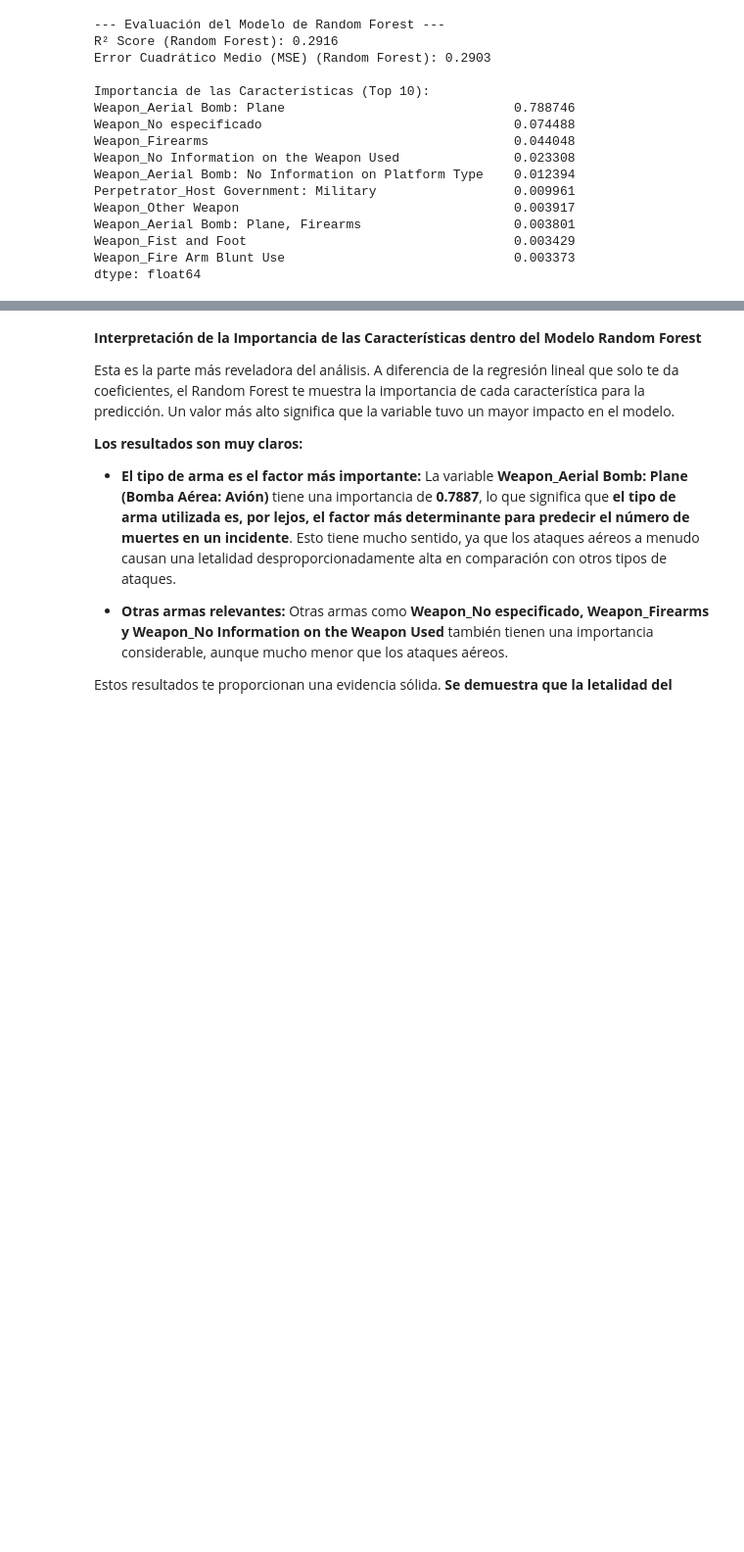
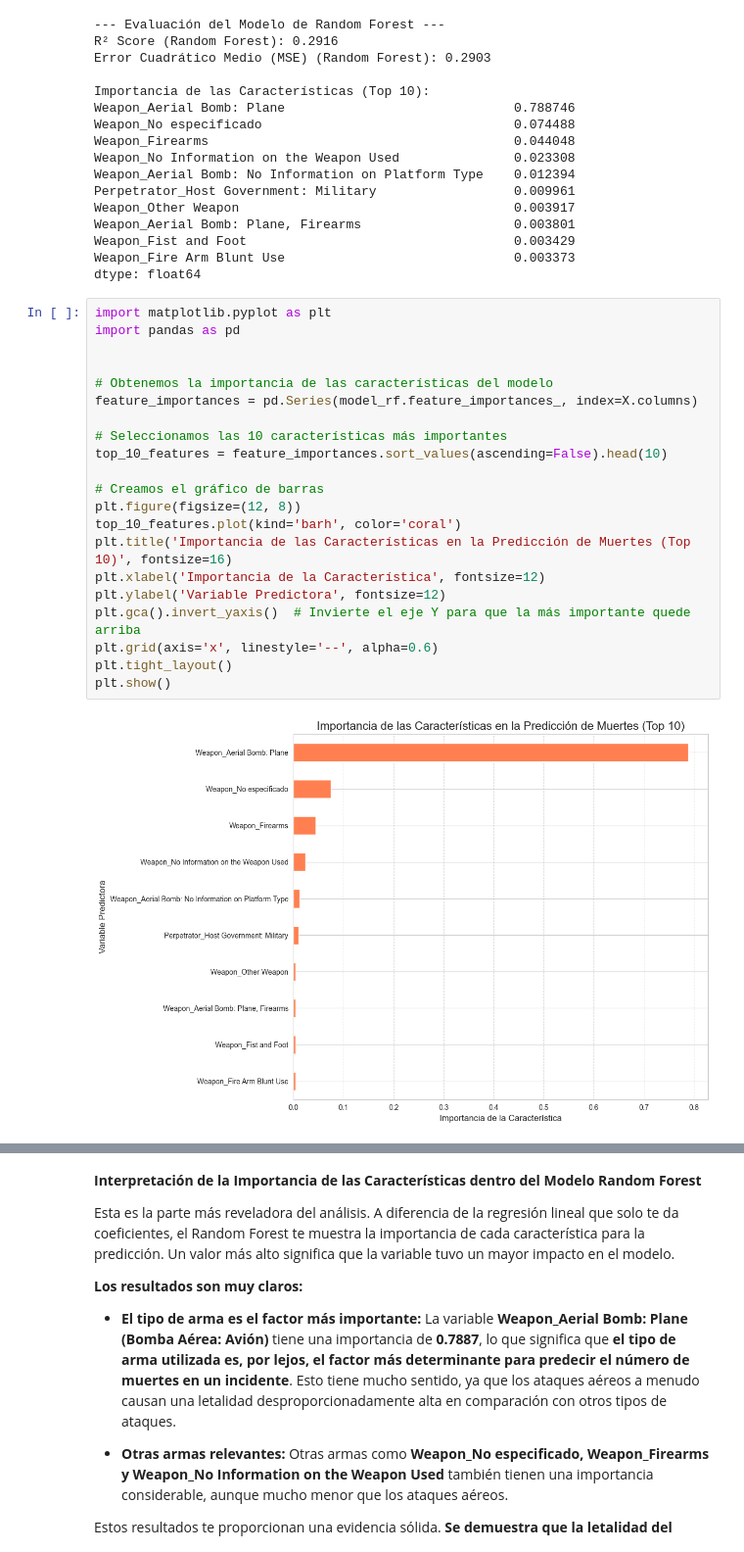
Before and after one commit to HugoAguilarReyna/Humanitarian-Data-Exchange-HDX-2025, a Jupyter notebook: mexvidama04actgr.ipynb, the cells around one changed output, grey strips where cells are left out. Shown: that part at 98% size. Cells and saved outputs as stored; diff of their text form; blank space fills up the shorter version.

```diff
--- a/mexvidama04actgr.ipynb
+++ b/mexvidama04actgr.ipynb
@@ -561,3 +647,26 @@ Weapon_Aerial Bomb: Plane, Firearms                    0.003801
 Weapon_Fist and Foot                                   0.003429
 Weapon_Fire Arm Blunt Use                              0.003373
 dtype: float64
+# %%
+import matplotlib.pyplot as plt
+import pandas as pd
+
+
+# Obtenemos la importancia de las características del modelo
+feature_importances = pd.Series(model_rf.feature_importances_, index=X.columns)
+
+# Seleccionamos las 10 características más importantes
+top_10_features = feature_importances.sort_values(ascending=False).head(10)
+
+# Creamos el gráfico de barras
+plt.figure(figsize=(12, 8))
+top_10_features.plot(kind='barh', color='coral')
+plt.title('Importancia de las Características en la Predicción de Muertes (Top 10)', fontsize=16)
+plt.xlabel('Importancia de la Característica', fontsize=12)
+plt.ylabel('Variable Predictora', fontsize=12)
+plt.gca().invert_yaxis()  # Invierte el eje Y para que la más importante quede arriba
+plt.grid(axis='x', linestyle='--', alpha=0.6)
+plt.tight_layout()
+plt.show()
+# %% [output]
+[figure]
```
Also changed, not shown: parts of 26 cells of this notebook.
